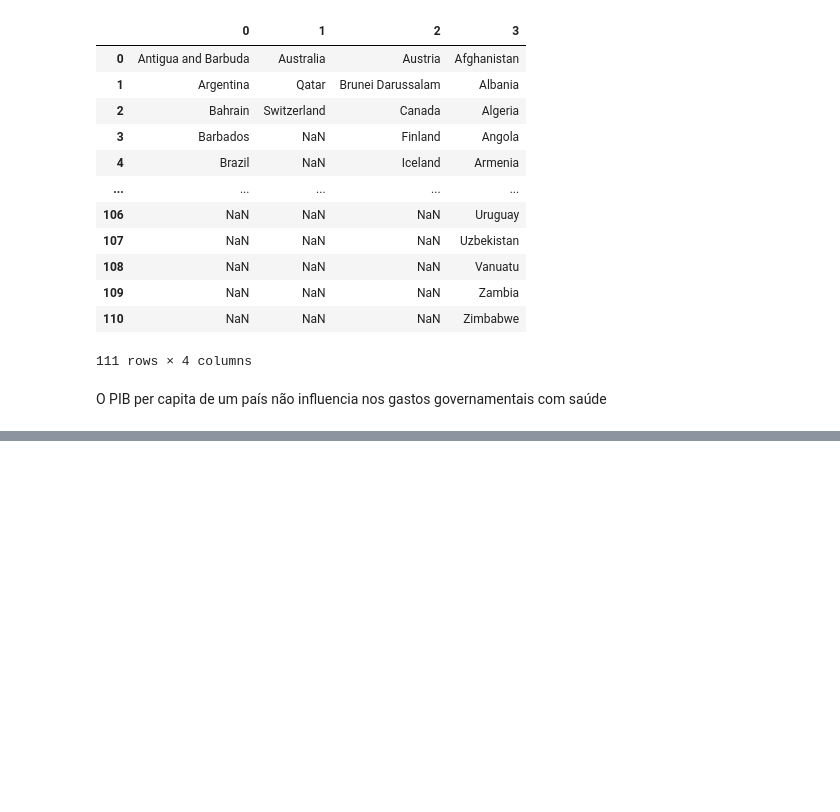
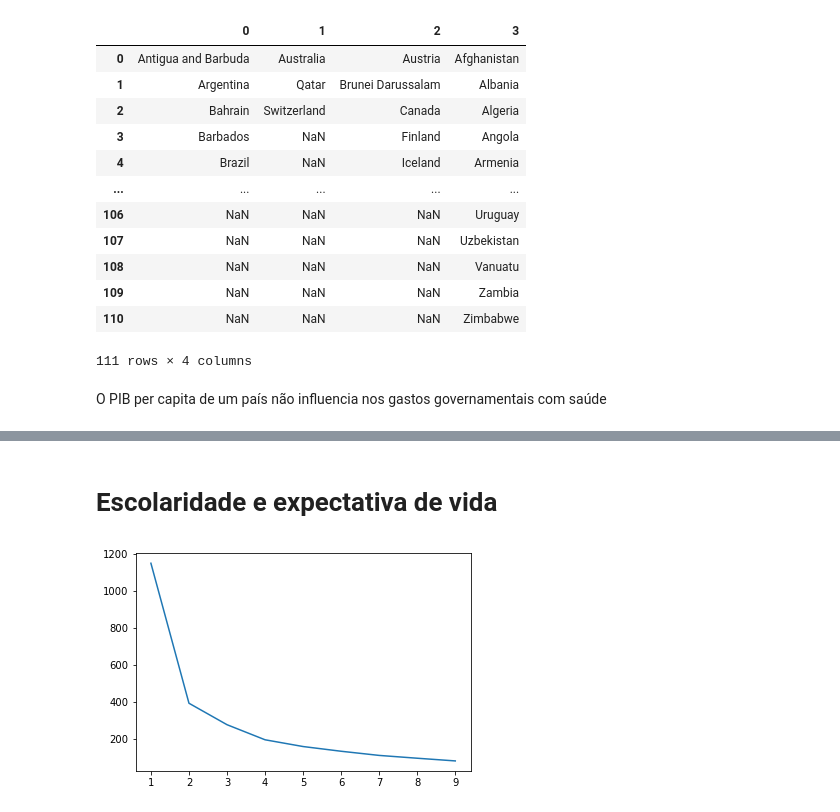
Before and after one commit to BergsonMelo/Expectativa-de-Vida, a Jupyter notebook: Agrupamento_por_idh.ipynb, the cells around one changed output, grey strips where cells are left out. Drawn from its saved outputs; the diff is of its cells as text; code cells hidden in the pictures; blank space fills up the shorter version.

```diff
--- a/Agrupamento_por_idh.ipynb
+++ b/Agrupamento_por_idh.ipynb
@@ -638,0 +700,6 @@ name_countries_classificated(df_, kmeans.labels_)
+# %% [markdown]
+# Escolaridade e expectativa de vida
+# %%
+quantidade_k(df_6_8, "Life expectancy ", "Schooling")
+# %% [output]
+[figure, added]
```
Also changed, not shown: parts of 107 cells of this notebook.
